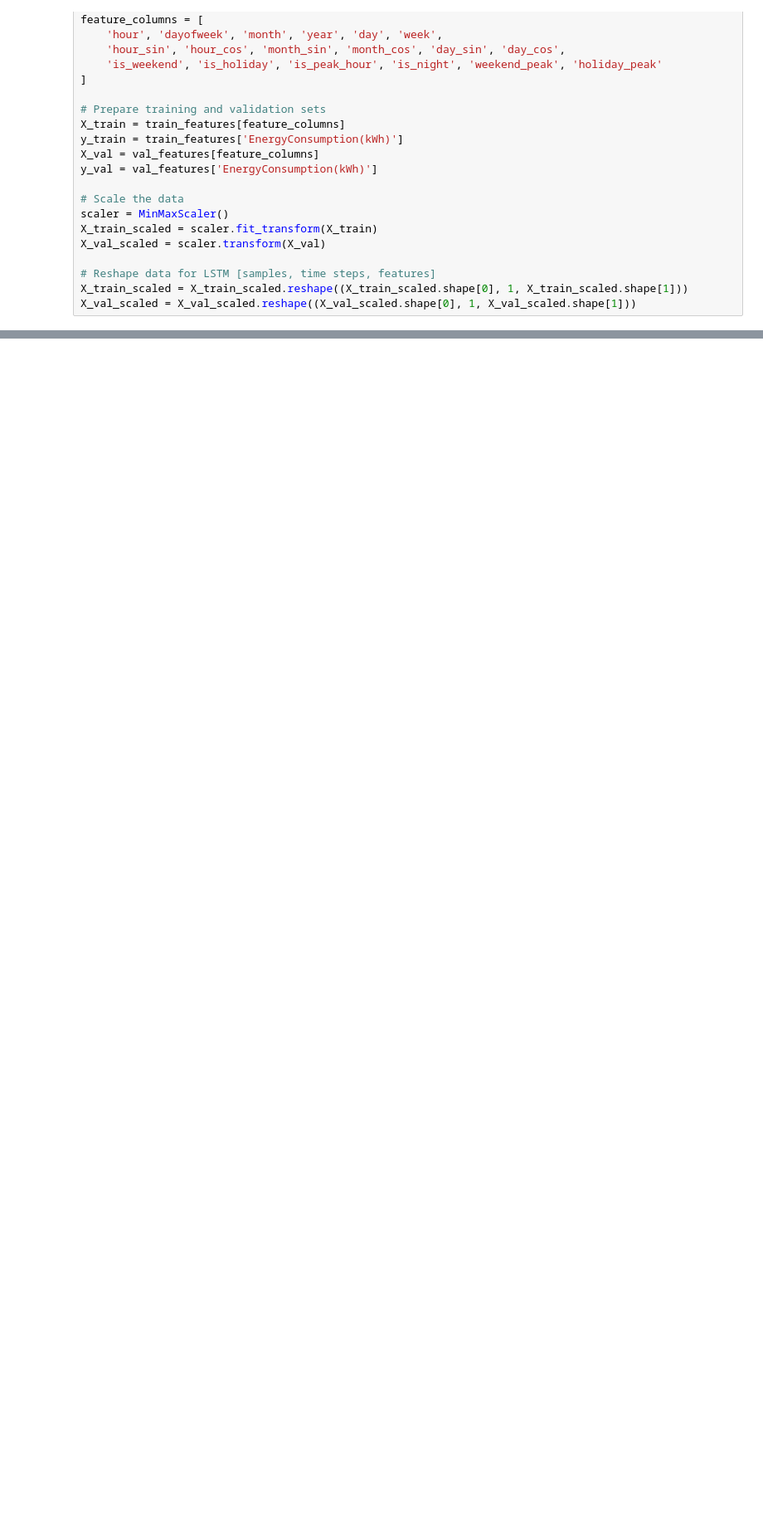
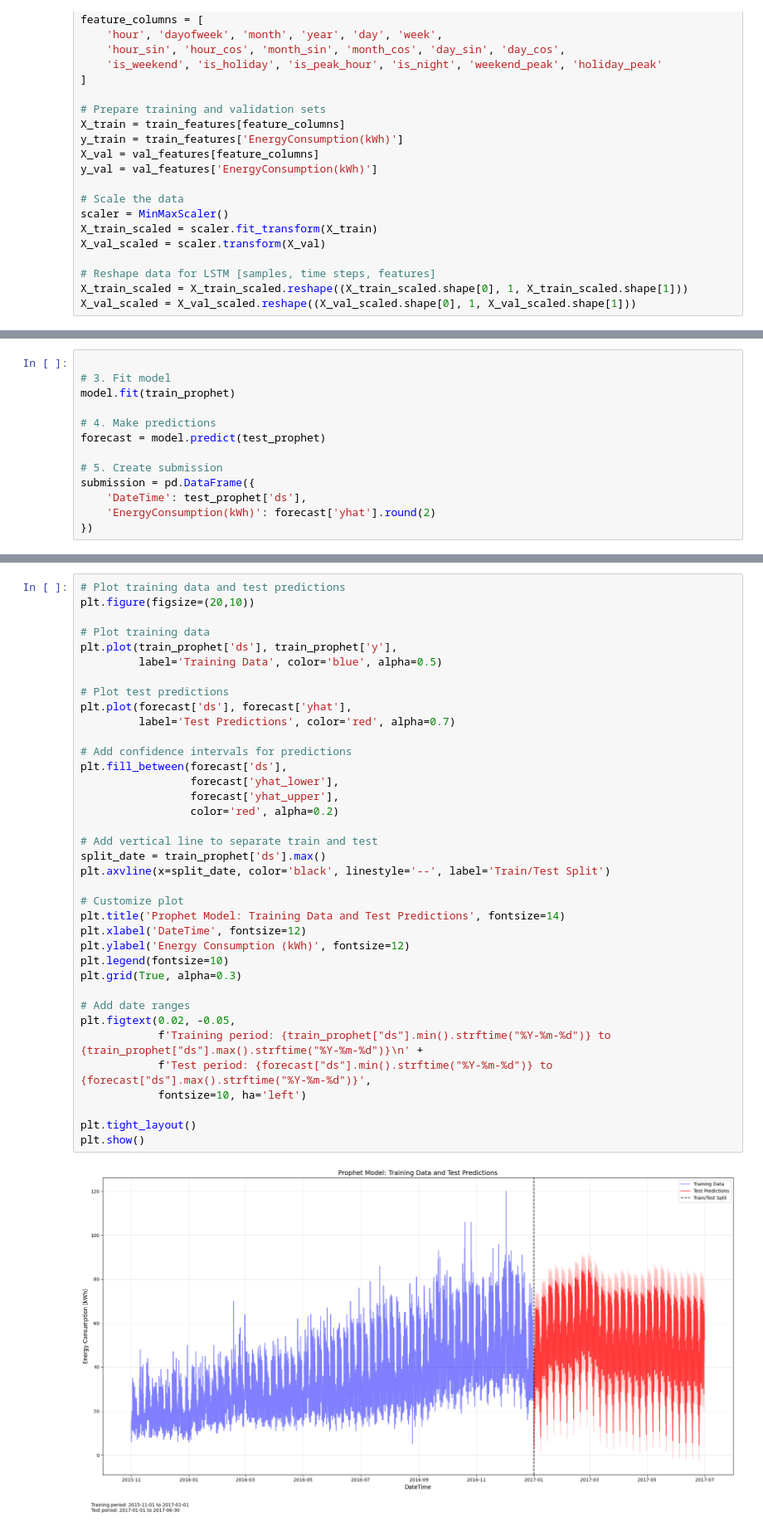
Before and after one commit to Adel2411/energy-consumption-prediction, a Jupyter notebook: energy_forecaster.ipynb, the cells around one changed output, grey strips where cells are left out. Shown at 83% size. Drawn from its saved outputs; the diff is of its cells as text; blank space fills up the shorter version.

```diff
--- a/energy_forecaster.ipynb
+++ b/energy_forecaster.ipynb
@@ -660,0 +795,13 @@ Prediction range: 23.75 - 63.00 kWh
+# %%
+
+# 3. Fit model
+model.fit(train_prophet)
+
+# 4. Make predictions
+forecast = model.predict(test_prophet)
+
+# 5. Create submission
+submission = pd.DataFrame({
+    'DateTime': test_prophet['ds'],
+    'EnergyConsumption(kWh)': forecast['yhat'].round(2)
+})
@@ -660,0 +811,39 @@ Prediction range: 23.75 - 63.00 kWh
+# %%
+# Plot training data and test predictions
+plt.figure(figsize=(20,10))
+
+# Plot training data
+plt.plot(train_prophet['ds'], train_prophet['y'],
+         label='Training Data', color='blue', alpha=0.5)
+
+# Plot test predictions
+plt.plot(forecast['ds'], forecast['yhat'],
+         label='Test Predictions', color='red', alpha=0.7)
+
+# Add confidence intervals for predictions
+plt.fill_between(forecast['ds'],
+                 forecast['yhat_lower'],
+                 forecast['yhat_upper'],
+                 color='red', alpha=0.2)
+
+# Add vertical line to separate train and test
+split_date = train_prophet['ds'].max()
+plt.axvline(x=split_date, color='black', linestyle='--', label='Train/Test Split')
+
+# Customize plot
+plt.title('Prophet Model: Training Data and Test Predictions', fontsize=14)
+plt.xlabel('DateTime', fontsize=12)
+plt.ylabel('Energy Consumption (kWh)', fontsize=12)
+plt.legend(fontsize=10)
+plt.grid(True, alpha=0.3)
+
+# Add date ranges
+plt.figtext(0.02, -0.05,
+            f'Training period: {train_prophet["ds"].min().strftime("%Y-%m-%d")} to {train_prophet["ds"].max().strftime("%Y-%m-%d")}\n' +
+            f'Test period: {forecast["ds"].min().strftime("%Y-%m-%d")} to {forecast["ds"].max().strftime("%Y-%m-%d")}',
+            fontsize=10, ha='left')
+
+plt.tight_layout()
+plt.show()
+# %% [output]
+[figure, added]
```
Also changed, not shown: parts of 28 cells of this notebook, 2 other files.
